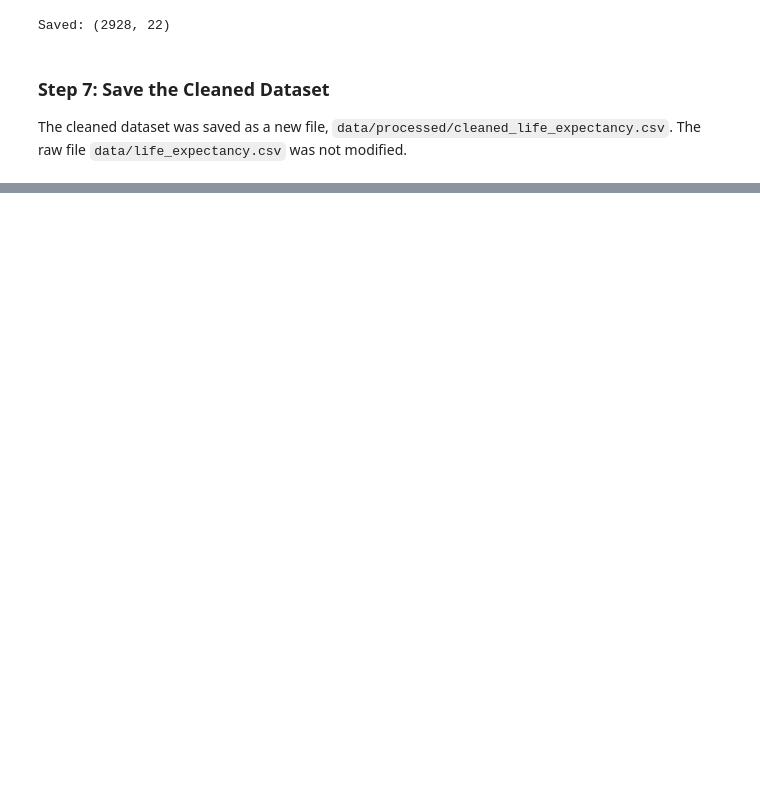
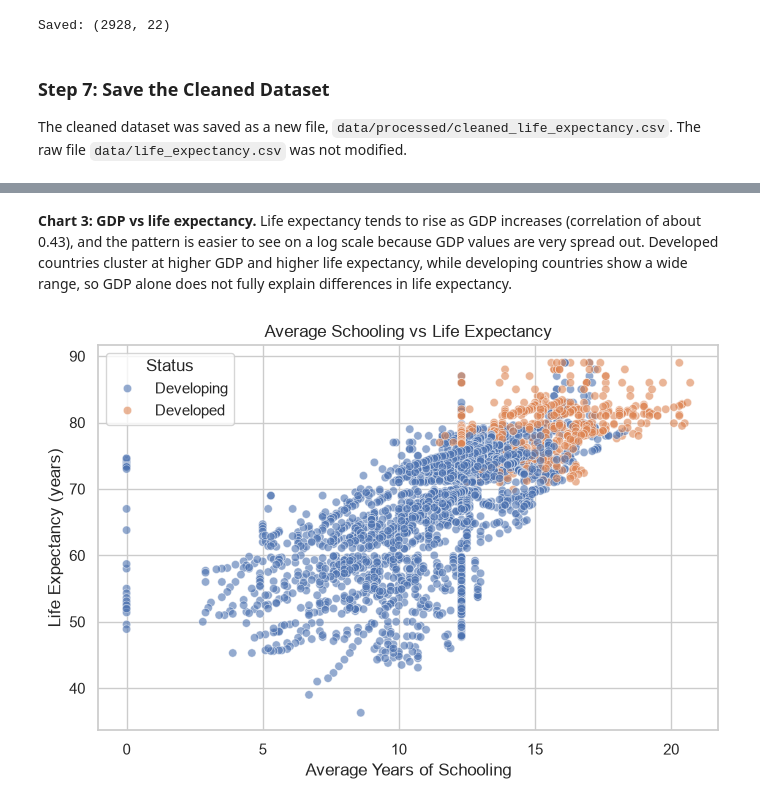
Before and after one commit to Muskan387/pulseboard-analytics, a Jupyter notebook: notebooks/week2_eda.ipynb, the cells around one changed output, grey strips where cells are left out. Cells and saved outputs as stored; diff of their text form; code cells hidden in the pictures; blank space fills up the shorter version.

```diff
--- a/notebooks/week2_eda.ipynb
+++ b/notebooks/week2_eda.ipynb
@@ -293,0 +370,12 @@ The cleaned dataset was saved as a new file, `data/processed/cleaned_life_expect
+# %% [markdown]
+**Chart 3: GDP vs life expectancy.** Life expectancy tends to rise as GDP increases (correlation of about 0.43), and the pattern is easier to see on a log scale because GDP values are very spread out. Developed countries cluster at higher GDP and higher life expectancy, while developing countries show a wide range, so GDP alone does not fully explain differences in life expectancy.
+# %%
+plt.figure(figsize=(8, 5))
+sns.scatterplot(data=df, x="schooling", y="life_expectancy", hue="status", alpha=0.6)
+plt.title("Average Schooling vs Life Expectancy")
+plt.xlabel("Average Years of Schooling")
+plt.ylabel("Life Expectancy (years)")
+plt.legend(title="Status")
+plt.show()
+# %% [output]
+[figure, added]
```
Also changed, not shown: parts of 14 cells of this notebook, 1 other file.
